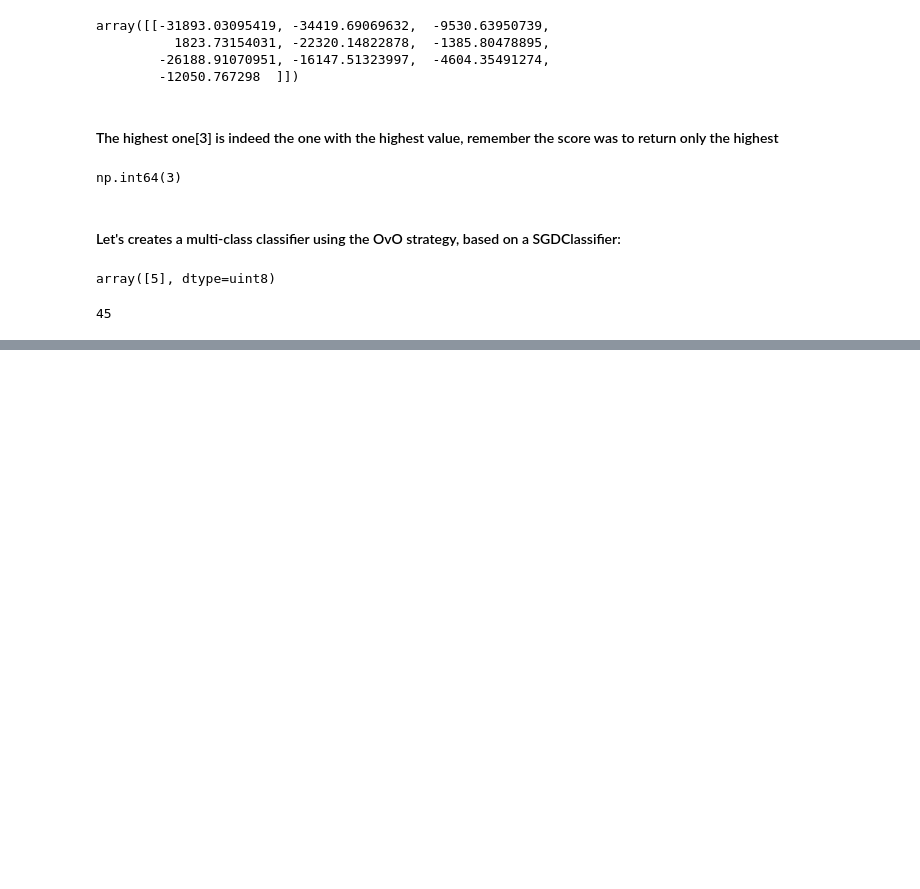
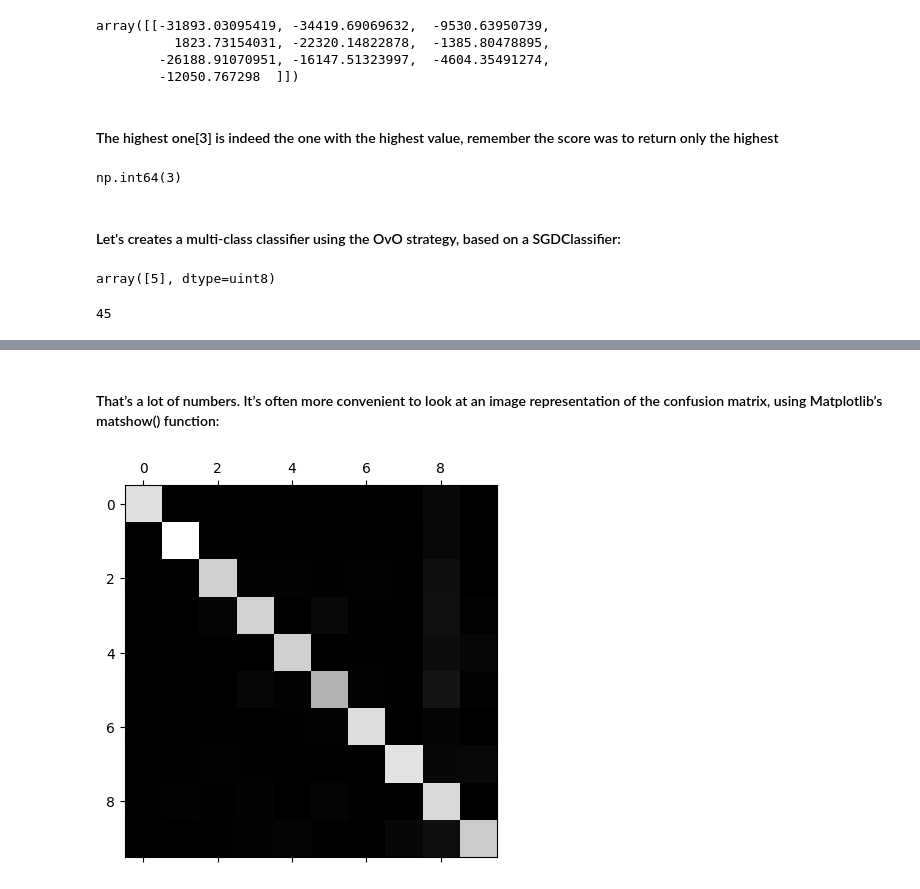
Before and after one commit to JoshOmondi/classification_mnist, a Jupyter notebook: notebooks/mnist_classification.ipynb, the cells around one changed output, grey strips where cells are left out. Drawn from its saved outputs; the diff is of its cells as text; code cells hidden in the pictures; blank space fills up the shorter version.

```diff
--- a/notebooks/mnist_classification.ipynb
+++ b/notebooks/mnist_classification.ipynb
@@ -302,0 +305,6 @@ len(ovo_clf.estimators_)
+# %%
+from sklearn.ensemble import RandomForestClassifier
+
+forest_clf= RandomForestClassifier(n_estimators=100, random_state=42)
+forest_clf.fit(X_train, y_train)
+forest_clf.predict([some_digit])
@@ -302,0 +324,7 @@ len(ovo_clf.estimators_)
+# %%
+#if you use a rando classifier you would get a 10% accuracy which is not so bad
+
+from sklearn.preprocessing import StandardScaler
+scaler = StandardScaler()
+x_train_scaled= scaler.fit_transform(X_train.astype(np.float64))
+cross_val_score(sgd_clf, x_train_scaled, y_train, cv=3, scoring="accuracy")
@@ -302,0 +335,6 @@ len(ovo_clf.estimators_)
+# %%
+#Here, we will assume that you have found a promising model and you want to find ways to improve it. One way to do this is to analyze the types of errors it makes.
+
+y_train_pred= cross_val_predict(sgd_clf, x_train_scaled, y_train, cv=3)
+conf_mx= confusion_matrix(y_train, y_train_pred)
+conf_mx
@@ -302,0 +352,7 @@ len(ovo_clf.estimators_)
+# %% [markdown]
+#### That’s a lot of numbers. It’s often more convenient to look at an image representation of the confusion matrix, using Matplotlib’s matshow() function:
+# %%
+plt.matshow(conf_mx, cmap=plt.cm.gray)
+plt.show()
+# %% [output]
+[figure, added]
```
Also changed, not shown: parts of 14 cells of this notebook.
